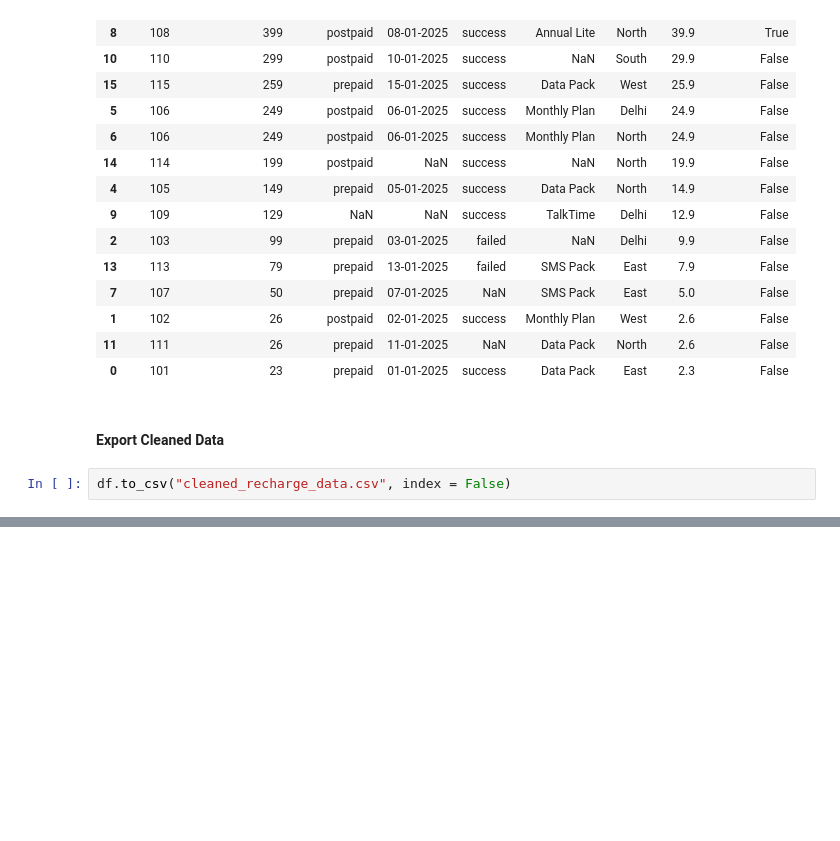
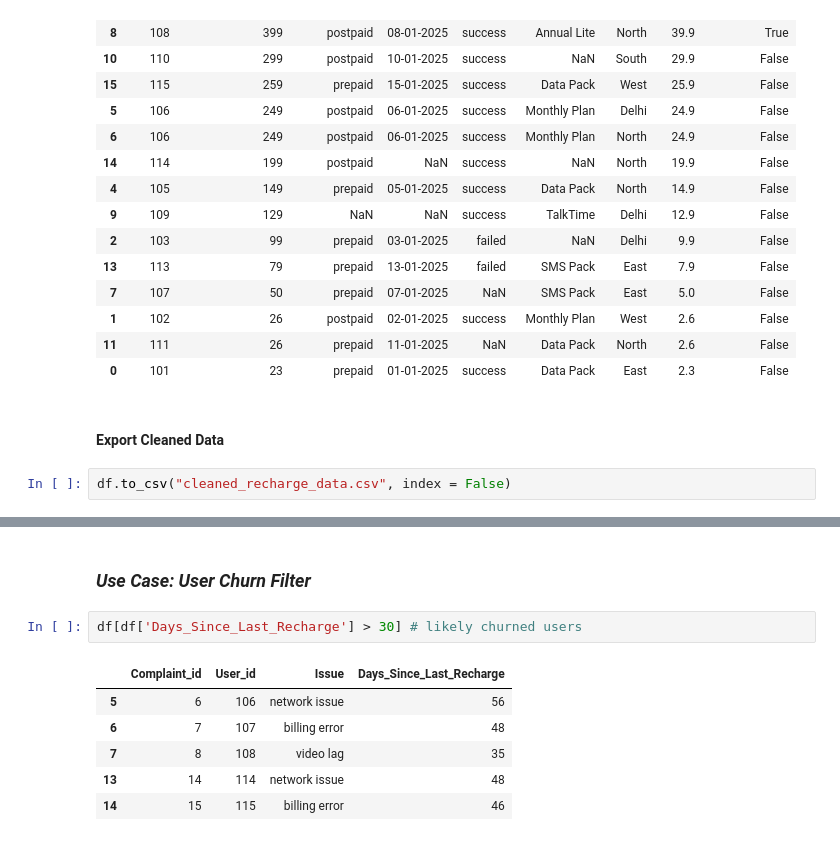
Before and after one commit to VedashreeTukrul/Machine_Learning, a Jupyter notebook: machine_learning_basics/pandas.ipynb, the cells around one changed output, grey strips where cells are left out. Cells and saved outputs as stored; diff of their text form; blank space fills up the shorter version.

```diff
--- a/machine_learning_basics/pandas.ipynb
+++ b/machine_learning_basics/pandas.ipynb
@@ -468,0 +517,11 @@ df.to_csv("cleaned_recharge_data.csv", index = False)
+# %% [markdown]
+### *Use Case: User Churn Filter*
+# %%
+df[df['Days_Since_Last_Recharge'] > 30] # likely churned users
+# %% [output]
+|  | Complaint_id | User_id | Issue | Days_Since_Last_Recharge |
+| 5 | 6 | 106 | network issue | 56 |
+| 6 | 7 | 107 | billing error | 48 |
+| 7 | 8 | 108 | video lag | 35 |
+| 13 | 14 | 114 | network issue | 48 |
+| 14 | 15 | 115 | billing error | 46 |
```
Also changed, not shown: parts of 9 cells of this notebook.
